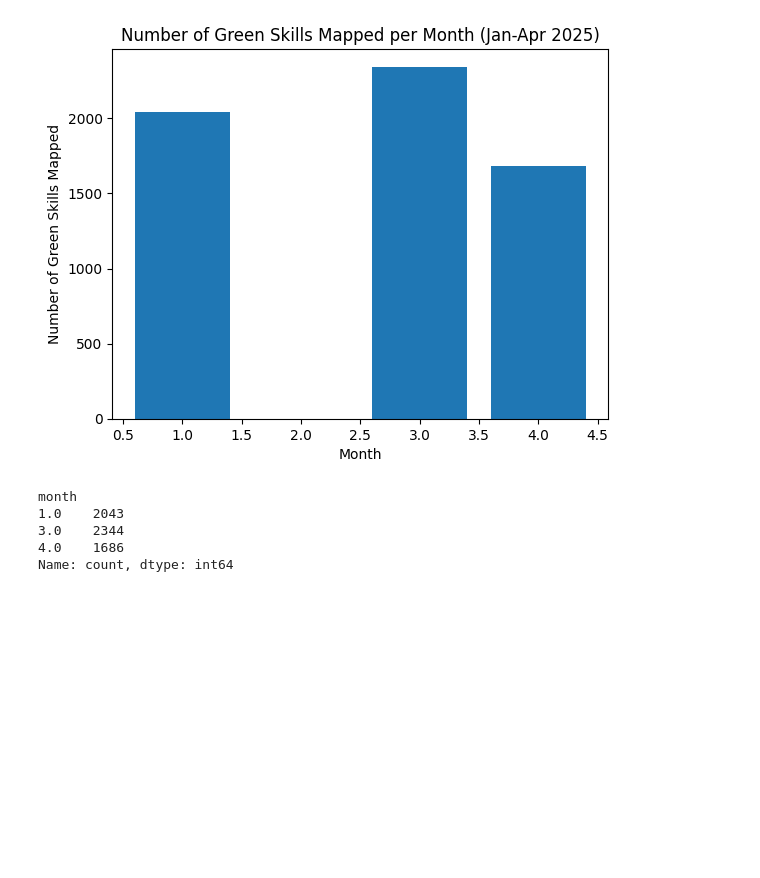
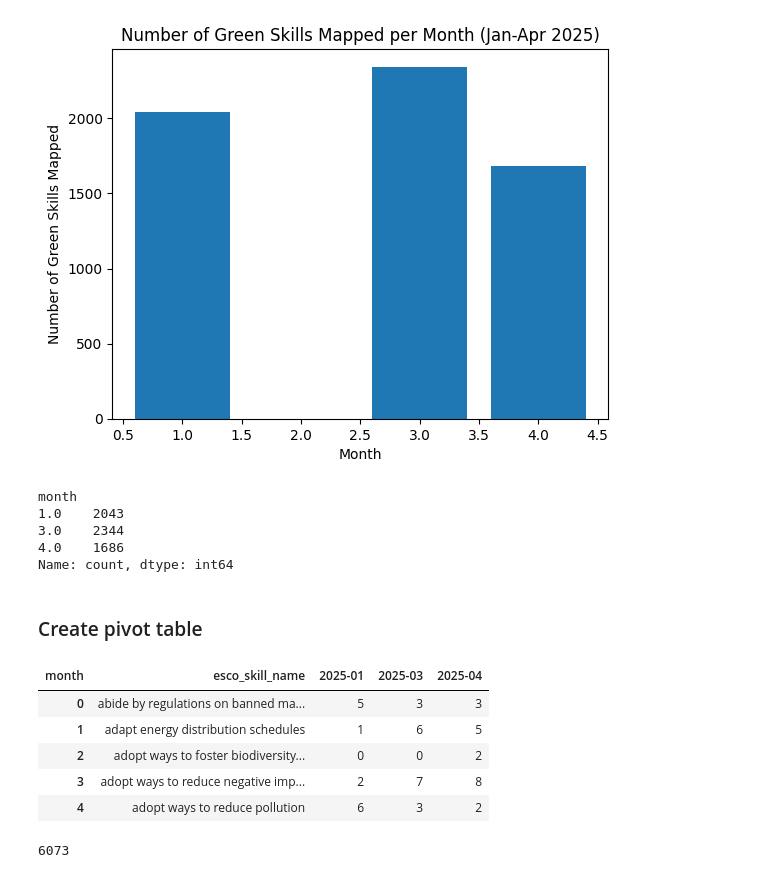
Before and after one commit to JNArrazola/green_skill_RAG_system, a Jupyter notebook: src/4_descriptive_analysis.ipynb, the cells around one changed output. Drawn from its saved outputs; the diff is of its cells as text; code cells hidden in the pictures; blank space fills up the shorter version.

```diff
--- a/src/4_descriptive_analysis.ipynb
+++ b/src/4_descriptive_analysis.ipynb
@@ -107,3 +107,25 @@ month
 3.0    2344
 4.0    1686
 Name: count, dtype: int64
+# %% [markdown]
+### Create pivot table
+# %%
+df_with_months = pd.read_csv("../data/green_skill_classification/green_skills_with_GPT-5_full_dataset_with_months.csv")
+
+counts = df_with_months.copy()
+counts = df_with_months.groupby(["esco_skill_name", "month"]).size().reset_index(name="count")
+
+month_map = {1: "2025-01", 3: "2025-03", 4: "2025-04"}
+counts["month"] = counts["month"].map(month_map)
+
+result = counts.pivot(index="esco_skill_name", columns="month", values="count").fillna(0).astype(int)
+
+result = result.reset_index()
+result.head()
+# %% [output]
+| month | esco_skill_name | 2025-01 | 2025-03 | 2025-04 |
+| 0 | abide by regulations on banned ma... | 5 | 3 | 3 |
+| 1 | adapt energy distribution schedules | 1 | 6 | 5 |
+| 2 | adopt ways to foster biodiversity... | 0 | 0 | 2 |
+| 3 | adopt ways to reduce negative imp... | 2 | 7 | 8 |
+| 4 | adopt ways to reduce pollution | 6 | 3 | 2 |
@@ -109,0 +134,7 @@ Name: count, dtype: int64
+# %%
+summatory = 0
+for col in result.columns[1:]:
+    summatory += result[col].sum()
+print(summatory)
+# %% [output]
+6073
```
Also changed, not shown: parts of 1 cell of this notebook.
